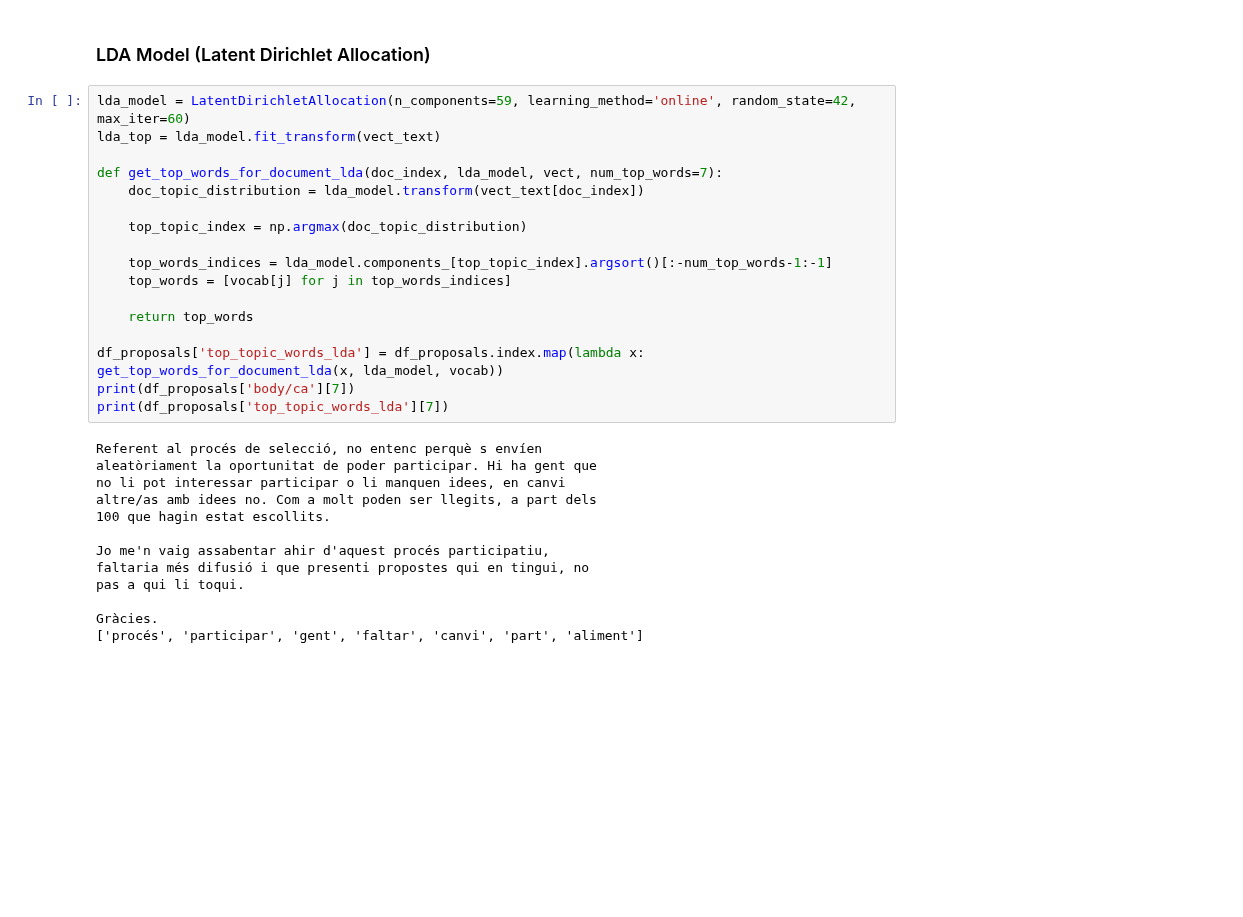
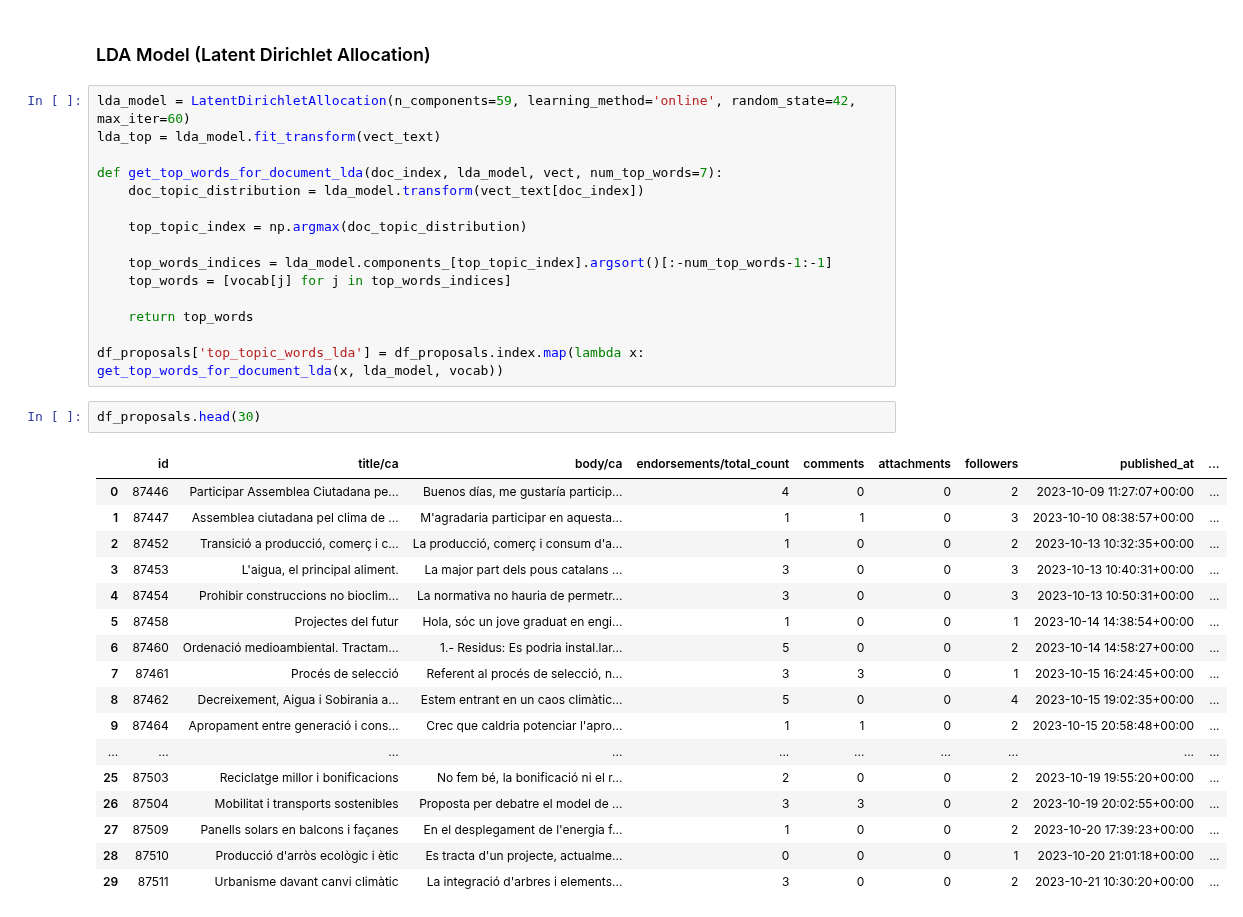
Before and after one commit to NoOPeEKS/dades-assemblea-clima, a Jupyter notebook: notebooks/topic_modeling.ipynb, the cells around one changed output. Cells and saved outputs as stored; diff of their text form; blank space fills up the shorter version.

Commit message:
Netejat notebook i ajustat paràmetres models LSA i LDA

```diff
--- a/notebooks/topic_modeling.ipynb
+++ b/notebooks/topic_modeling.ipynb
@@ -142,18 +106,23 @@ def get_top_words_for_document_lda(doc_index, lda_model, vect, num_top_words=7):
     return top_words
 
 df_proposals['top_topic_words_lda'] = df_proposals.index.map(lambda x: get_top_words_for_document_lda(x, lda_model, vocab))
-print(df_proposals['body/ca'][7])
-print(df_proposals['top_topic_words_lda'][7])
-# %% [output]
-Referent al procés de selecció, no entenc perquè s envíen
-aleatòriament la oportunitat de poder participar. Hi ha gent que
-no li pot interessar participar o li manquen idees, en canvi
-altre/as amb idees no. Com a molt poden ser llegits, a part dels
-100 que hagin estat escollits.
-
-Jo me'n vaig assabentar ahir d'aquest procés participatiu,
-faltaria més difusió i que presenti propostes qui en tingui, no
-pas a qui li toqui.
-
-Gràcies.
-['procés', 'participar', 'gent', 'faltar', 'canvi', 'part', 'aliment']
+# %%
+df_proposals.head(30)
+# %% [output]
+|  | id | title/ca | body/ca | endorsements/total_count | comments | attachments | followers | published_at | ... |
+| 0 | 87446 | Participar Assemblea Ciutadana pe... | Buenos días, me gustaría particip... | 4 | 0 | 0 | 2 | 2023-10-09 11:27:07+00:00 | ... |
+| 1 | 87447 | Assemblea ciutadana pel clima de ... | M'agradaria participar en aquesta... | 1 | 1 | 0 | 3 | 2023-10-10 08:38:57+00:00 | ... |
+| 2 | 87452 | Transició a producció, comerç i c... | La producció, comerç i consum d'a... | 1 | 0 | 0 | 2 | 2023-10-13 10:32:35+00:00 | ... |
+| 3 | 87453 | L'aigua, el principal aliment. | La major part dels pous catalans ... | 3 | 0 | 0 | 3 | 2023-10-13 10:40:31+00:00 | ... |
+| 4 | 87454 | Prohibir construccions no bioclim... | La normativa no hauria de permetr... | 3 | 0 | 0 | 3 | 2023-10-13 10:50:31+00:00 | ... |
+| 5 | 87458 | Projectes del futur | Hola, sóc un jove graduat en engi... | 1 | 0 | 0 | 1 | 2023-10-14 14:38:54+00:00 | ... |
+| 6 | 87460 | Ordenació medioambiental. Tractam... | 1.- Residus: Es podria instal.lar... | 5 | 0 | 0 | 2 | 2023-10-14 14:58:27+00:00 | ... |
+| 7 | 87461 | Procés de selecció | Referent al procés de selecció, n... | 3 | 3 | 0 | 1 | 2023-10-15 16:24:45+00:00 | ... |
+| 8 | 87462 | Decreixement, Aigua i Sobirania a... | Estem entrant en un caos climàtic... | 5 | 0 | 0 | 4 | 2023-10-15 19:02:35+00:00 | ... |
+| 9 | 87464 | Apropament entre generació i cons... | Crec que caldria potenciar l'apro... | 1 | 1 | 0 | 2 | 2023-10-15 20:58:48+00:00 | ... |
+| ... | ... | ... | ... | ... | ... | ... | ... | ... | ... |
+| 25 | 87503 | Reciclatge millor i bonificacions | No fem bé, la bonificació ni el r... | 2 | 0 | 0 | 2 | 2023-10-19 19:55:20+00:00 | ... |
+| 26 | 87504 | Mobilitat i transports sostenibles | Proposta per debatre el model de ... | 3 | 3 | 0 | 2 | 2023-10-19 20:02:55+00:00 | ... |
+| 27 | 87509 | Panells solars en balcons i façanes | En el desplegament de l'energia f... | 1 | 0 | 0 | 2 | 2023-10-20 17:39:23+00:00 | ... |
+| 28 | 87510 | Producció d'arròs ecològic i ètic | Es tracta d'un projecte, actualme... | 0 | 0 | 0 | 1 | 2023-10-20 21:01:18+00:00 | ... |
+| 29 | 87511 | Urbanisme davant canvi climàtic | La integració d'arbres i elements... | 3 | 0 | 0 | 2 | 2023-10-21 10:30:20+00:00 | ... |
```
Also changed, not shown: parts of 5 cells of this notebook.
